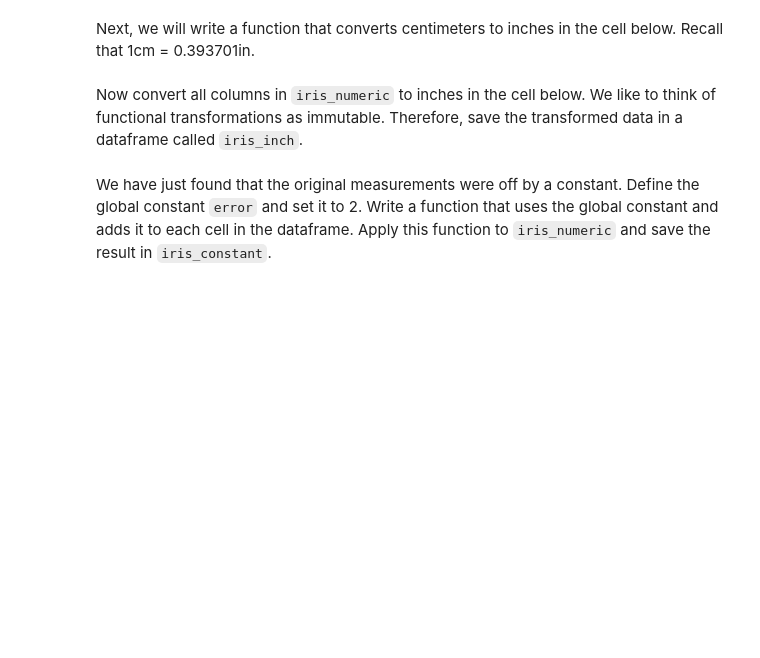
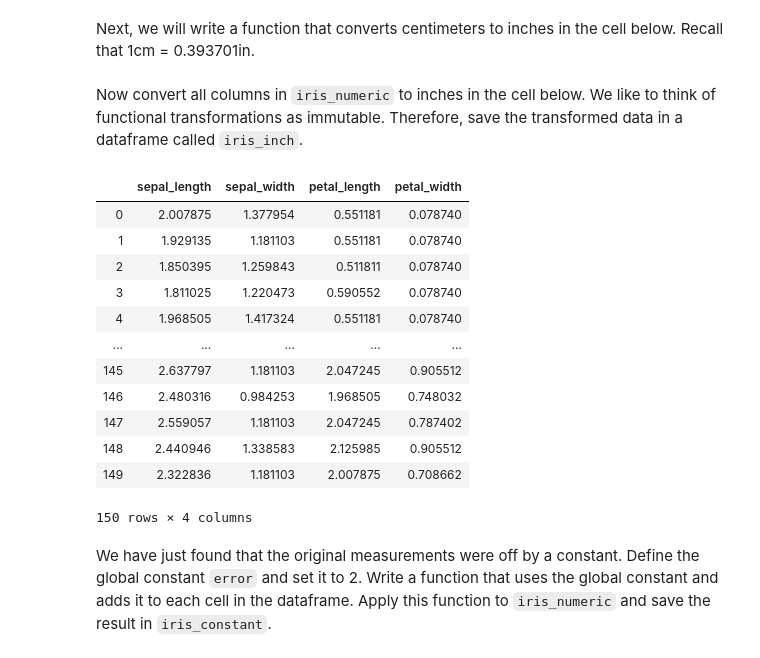
Before and after one commit to ta-datapt-bcn/lab-functional-programming, a Jupyter notebook: your-code/main.ipynb, the cells around one changed output. Saved outputs shown, nothing was run; the diff lists cells and outputs as text; code cells hidden in the pictures; blank space fills up the shorter version.

```diff
--- a/your-code/main.ipynb
+++ b/your-code/main.ipynb
@@ -112,3 +174,6 @@ Next, we'll apply the standard deviation function in numpy (`np.std`). Describe
 The measurements are in centimeters. Let's convert them all to inches. First, we will create a dataframe that contains only the numeric columns. Assign this new dataframe to `iris_numeric`.
 # %%
 # Your code here:
+iris_numeric = iris.iloc[:,0:4]
+
+print(iris_numeric)
@@ -124,10 +204,31 @@ def cm_to_in(x):
     # Sample Output: 0.393701
 
     # Your code here:
+
+    result = x*0.393701
+
+    return result
 # %% [markdown]
 Now convert all columns in `iris_numeric` to inches in the cell below. We like to think of functional transformations as immutable. Therefore, save the transformed data in a dataframe called `iris_inch`.
 # %%
 # Your code here:
+iris_inch = iris_numeric[:].apply(cm_to_in)
+
+iris_inch
+# %% [output]
+|  | sepal_length | sepal_width | petal_length | petal_width |
+| 0 | 2.007875 | 1.377954 | 0.551181 | 0.078740 |
+| 1 | 1.929135 | 1.181103 | 0.551181 | 0.078740 |
+| 2 | 1.850395 | 1.259843 | 0.511811 | 0.078740 |
+| 3 | 1.811025 | 1.220473 | 0.590552 | 0.078740 |
+| 4 | 1.968505 | 1.417324 | 0.551181 | 0.078740 |
+| ... | ... | ... | ... | ... |
+| 145 | 2.637797 | 1.181103 | 2.047245 | 0.905512 |
+| 146 | 2.480316 | 0.984253 | 1.968505 | 0.748032 |
+| 147 | 2.559057 | 1.181103 | 2.047245 | 0.787402 |
+| 148 | 2.440946 | 1.338583 | 2.125985 | 0.905512 |
+| 149 | 2.322836 | 1.181103 | 2.007875 | 0.708662 |
+150 rows × 4 columns
 # %% [markdown]
 We have just found that the original measurements were off by a constant. Define the global constant `error` and set it to 2. Write a function that uses the global constant and adds it to each cell in the dataframe. Apply this function to `iris_numeric` and save the result in `iris_constant`.
 # %%
```
Also changed, not shown: parts of 15 cells of this notebook, 5 other files.
